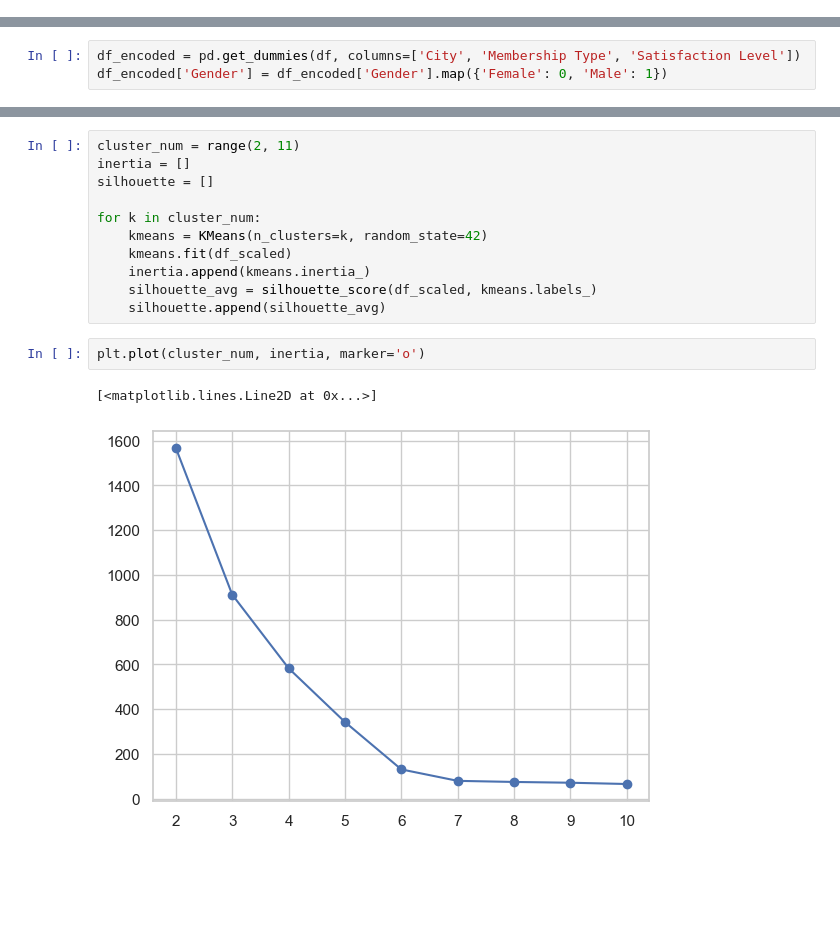
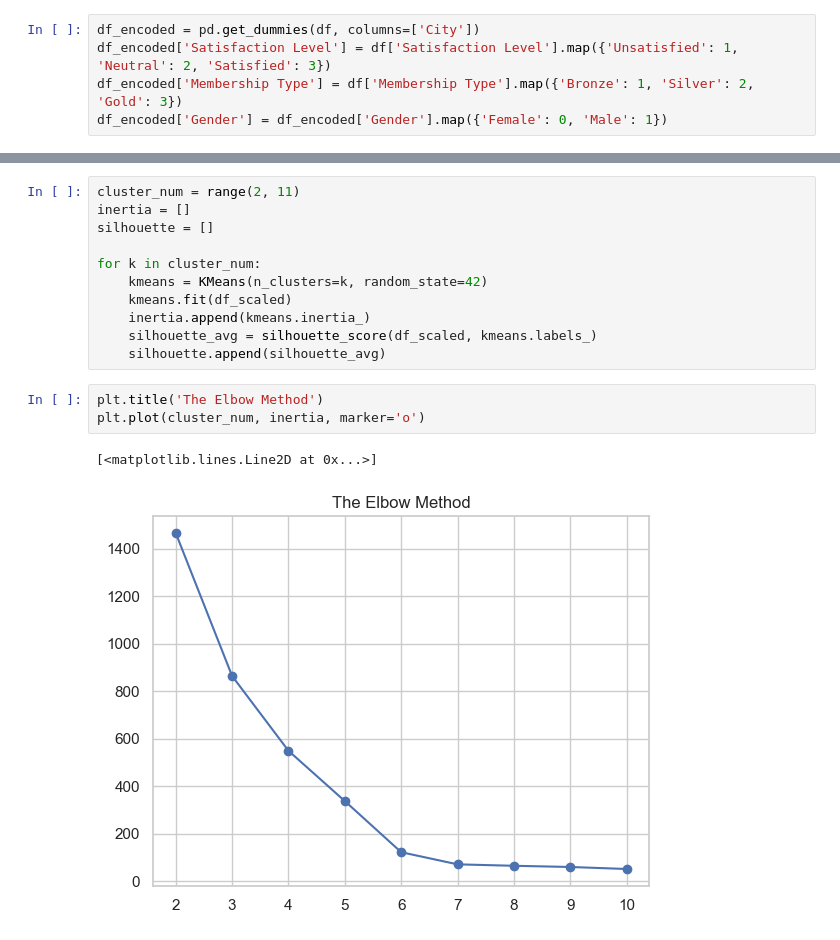
Before and after one commit to umilic16/ML_2, a Jupyter notebook: main.ipynb, the cells around one changed output, grey strips where cells are left out. Cells and saved outputs as stored; diff of their text form; blank space fills up the shorter version.

```diff
--- a/main.ipynb
+++ b/main.ipynb
@@ -225,8 +219,10 @@ plt.show()
+# %%
+df_encoded = pd.get_dummies(df, columns=['City'])
+df_encoded['Satisfaction Level'] = df['Satisfaction Level'].map({'Unsatisfied': 1, 'Neutral': 2, 'Satisfied': 3})
+df_encoded['Membership Type'] = df['Membership Type'].map({'Bronze': 1, 'Silver': 2, 'Gold': 3})
+df_encoded['Gender'] = df_encoded['Gender'].map({'Female': 0, 'Male': 1})
 # %%
 num_cols = ['Age', 'Total Spend', 'Items Purchased', 'Average Rating', 'Days Since Last Purchase']
-# %%
-df_encoded = pd.get_dummies(df, columns=['City', 'Membership Type', 'Satisfaction Level'])
-df_encoded['Gender'] = df_encoded['Gender'].map({'Female': 0, 'Male': 1})
 # %%
 df_encoded
 # %% [output]
@@ -301,8 +283,9 @@ for k in cluster_num:
     silhouette_avg = silhouette_score(df_scaled, kmeans.labels_)
     silhouette.append(silhouette_avg)
 # %%
+plt.title('The Elbow Method')
 plt.plot(cluster_num, inertia, marker='o')
 # %% [output]
 [<matplotlib.lines.Line2D at 0x...>]
-[figure, old version]
+[figure, new version]
 # %%
```
Also changed, not shown: parts of 17 cells of this notebook.
